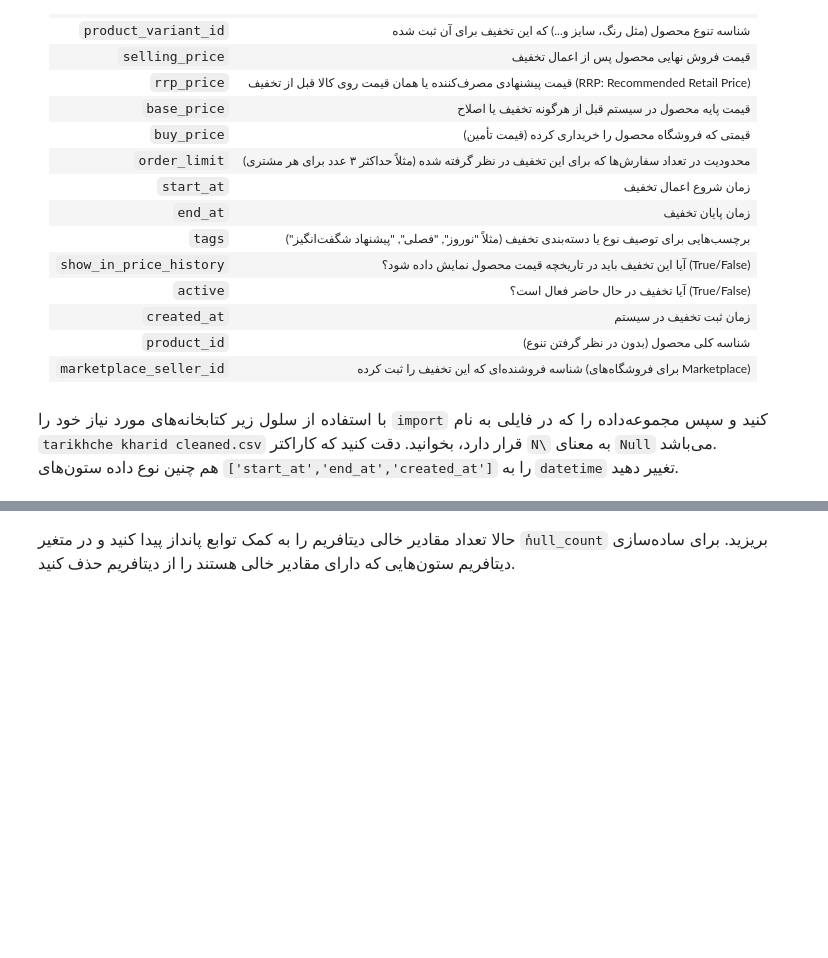
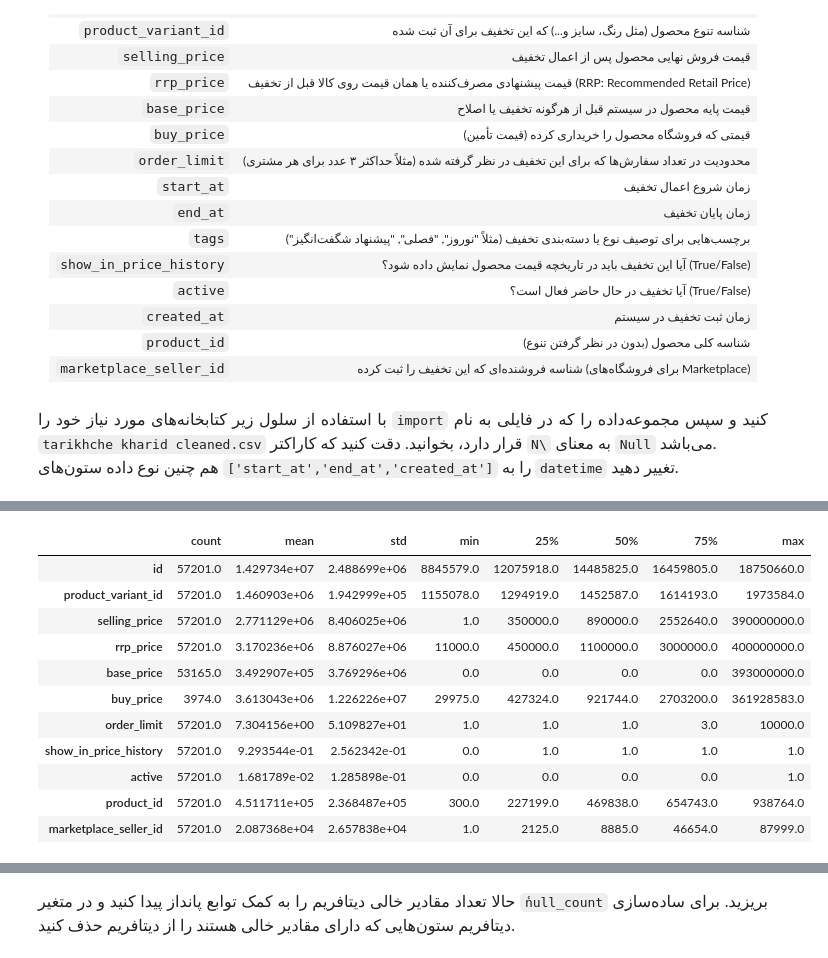
Before and after one commit to rositabouyer-alt/Online-Store-Discounts, a Jupyter notebook: Online Store Discounts.ipynb, the cells around one changed output, grey strips where cells are left out. Saved outputs shown, nothing was run; the diff lists cells and outputs as text; code cells hidden in the pictures; blank space fills up the shorter version.

```diff
--- a/Online Store Discounts.ipynb
+++ b/Online Store Discounts.ipynb
@@ -69,0 +110,15 @@ df
+# %%
+df.describe().T
+# %% [output]
+|  | count | mean | std | min | 25% | 50% | 75% | max |
+| id | 57201.0 | 1.429734e+07 | 2.488699e+06 | 8845579.0 | 12075918.0 | 14485825.0 | 16459805.0 | 18750660.0 |
+| product_variant_id | 57201.0 | 1.460903e+06 | 1.942999e+05 | 1155078.0 | 1294919.0 | 1452587.0 | 1614193.0 | 1973584.0 |
+| selling_price | 57201.0 | 2.771129e+06 | 8.406025e+06 | 1.0 | 350000.0 | 890000.0 | 2552640.0 | 390000000.0 |
+| rrp_price | 57201.0 | 3.170236e+06 | 8.876027e+06 | 11000.0 | 450000.0 | 1100000.0 | 3000000.0 | 400000000.0 |
+| base_price | 53165.0 | 3.492907e+05 | 3.769296e+06 | 0.0 | 0.0 | 0.0 | 0.0 | 393000000.0 |
+| buy_price | 3974.0 | 3.613043e+06 | 1.226226e+07 | 29975.0 | 427324.0 | 921744.0 | 2703200.0 | 361928583.0 |
+| order_limit | 57201.0 | 7.304156e+00 | 5.109827e+01 | 1.0 | 1.0 | 1.0 | 3.0 | 10000.0 |
+| show_in_price_history | 57201.0 | 9.293544e-01 | 2.562342e-01 | 0.0 | 1.0 | 1.0 | 1.0 | 1.0 |
+| active | 57201.0 | 1.681789e-02 | 1.285898e-01 | 0.0 | 0.0 | 0.0 | 0.0 | 1.0 |
+| product_id | 57201.0 | 4.511711e+05 | 2.368487e+05 | 300.0 | 227199.0 | 469838.0 | 654743.0 | 938764.0 |
+| marketplace_seller_id | 57201.0 | 2.087368e+04 | 2.657838e+04 | 1.0 | 2125.0 | 8885.0 | 46654.0 | 87999.0 |
```
Also changed, not shown: parts of 25 cells of this notebook, 7 other files.
